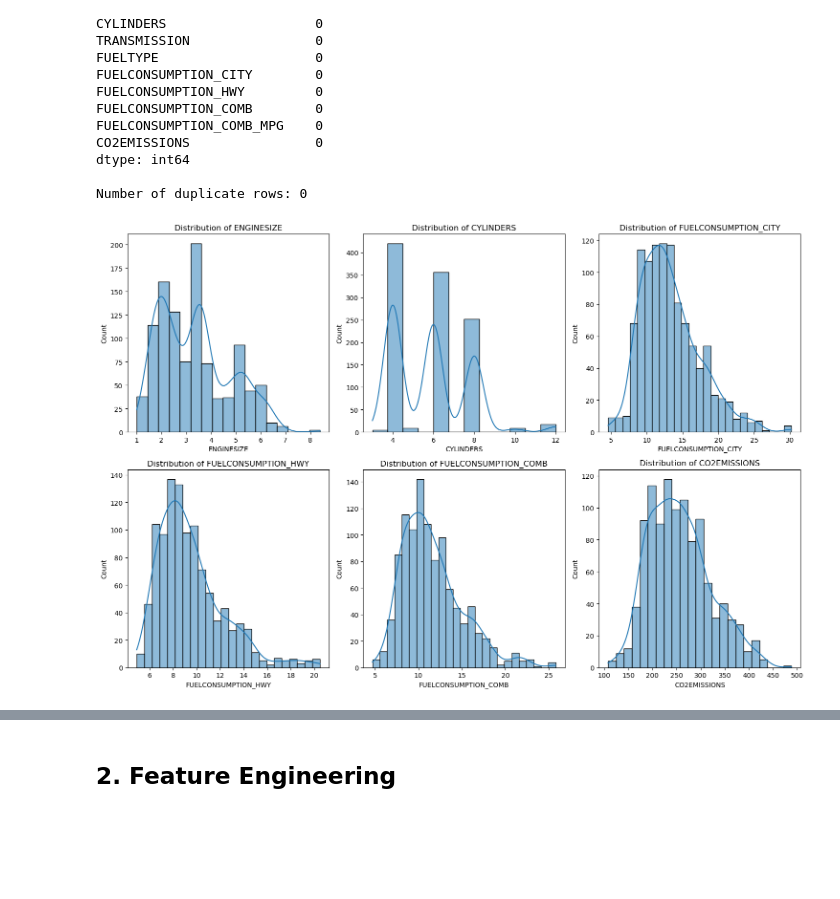
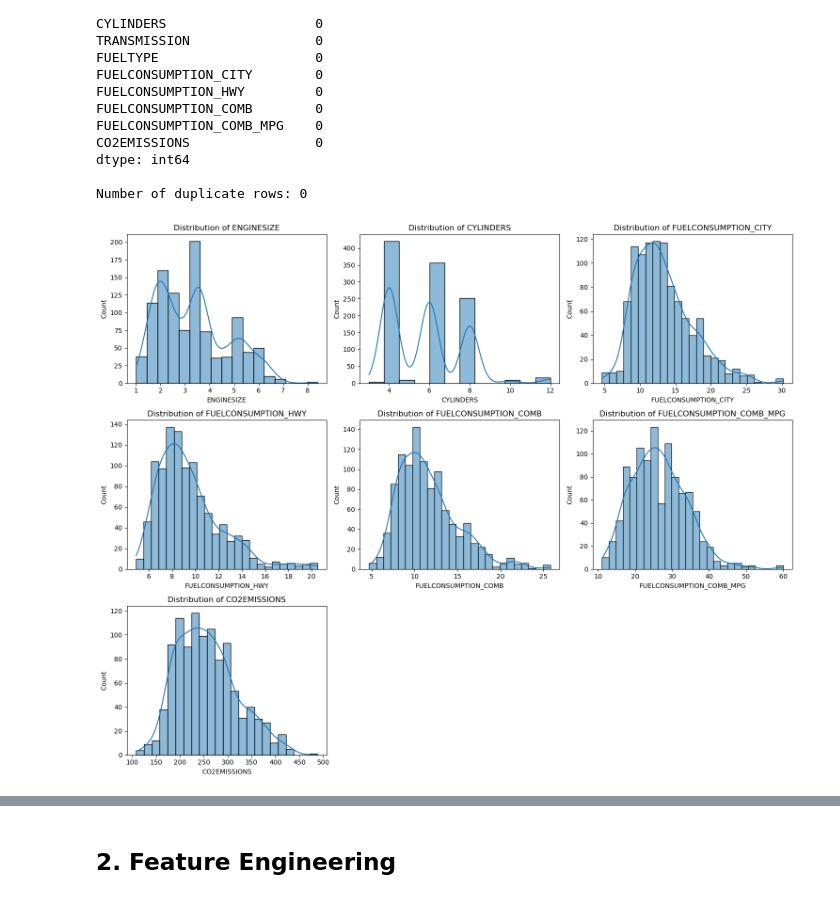
Before and after one commit to Kevinobote/Linear-Models, a Jupyter notebook: analysis1.ipynb, the cells around one changed output, grey strips where cells are left out. Drawn from its saved outputs; the diff is of its cells as text; code cells hidden in the pictures; blank space fills up the shorter version.

```diff
--- a/analysis1.ipynb
+++ b/analysis1.ipynb
@@ -109,20 +140,24 @@ dtype: int64
 
 Number of duplicate rows: 0
 # %%
-# Create visualizations for key features
+# Automatically identify numeric columns
+numerical_features = df.select_dtypes(include=['int64', 'float64']).columns.tolist()
+numerical_features = [col for col in numerical_features if col != 'MODELYEAR']
+# Calculate number of rows needed
+n_features = len(numerical_features)
+n_cols = 3
+n_rows = (n_features + n_cols - 1) // n_cols  # This ensures we have enough rows
 
-# Set up the figure size
-plt.figure(figsize=(15, 10))
+# Create the figure
+plt.figure(figsize=(15, 4*n_rows))
 
-# Create histograms for numerical features
-numerical_features = ['ENGINESIZE', 'CYLINDERS', 'FUELCONSUMPTION_CITY',
-                     'FUELCONSUMPTION_HWY', 'FUELCONSUMPTION_COMB', 'CO2EMISSIONS']
-
+# Plot
 for i, feature in enumerate(numerical_features, 1):
-    plt.subplot(2, 3, i)
+    plt.subplot(n_rows, n_cols, i)
     sns.histplot(data=df, x=feature, kde=True)
     plt.title(f'Distribution of {feature}')
+
 plt.tight_layout()
 plt.show()
 # %% [output]
-[figure, old version]
+[figure, new version]
```
Also changed, not shown: parts of 42 cells of this notebook, 1 other file.
